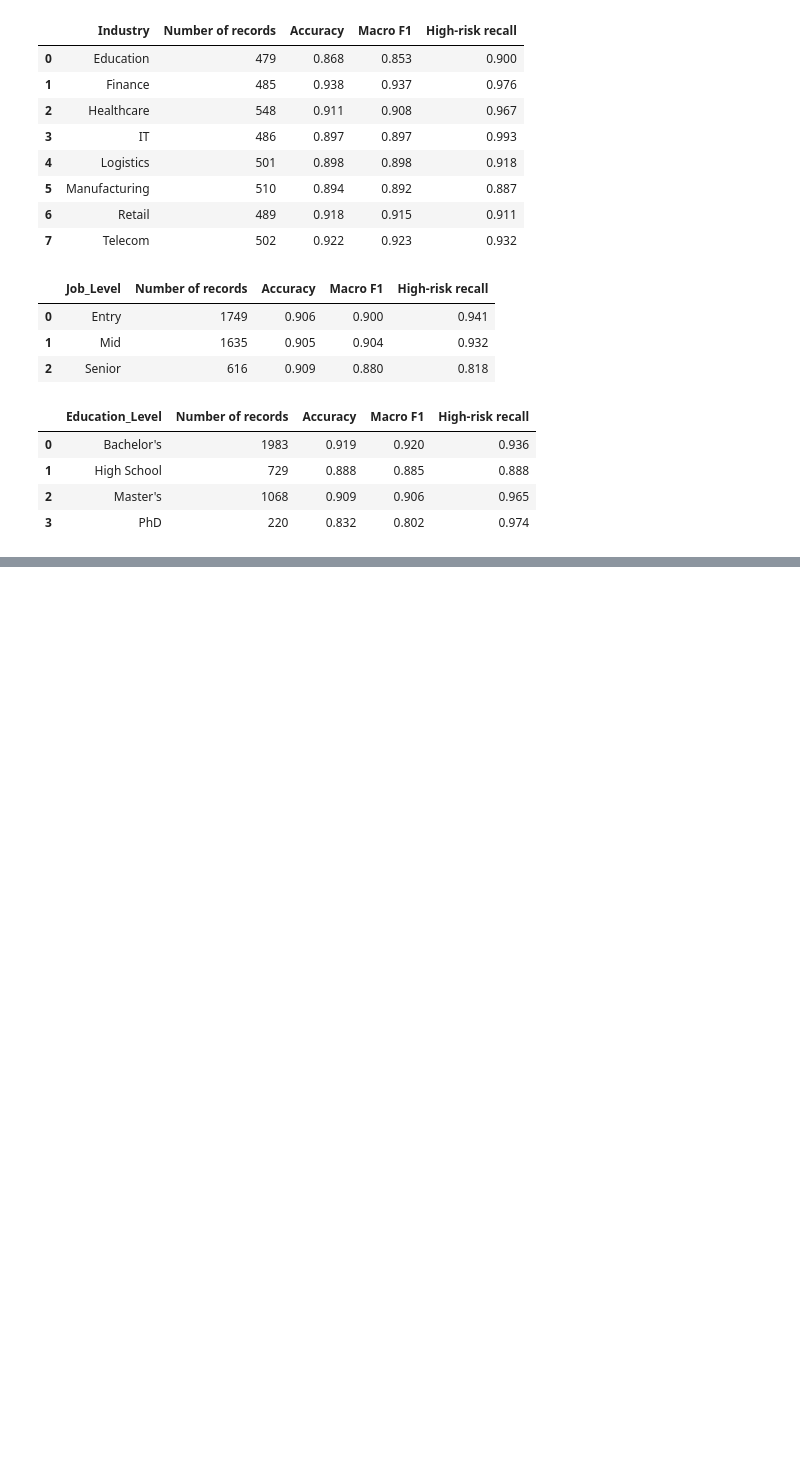
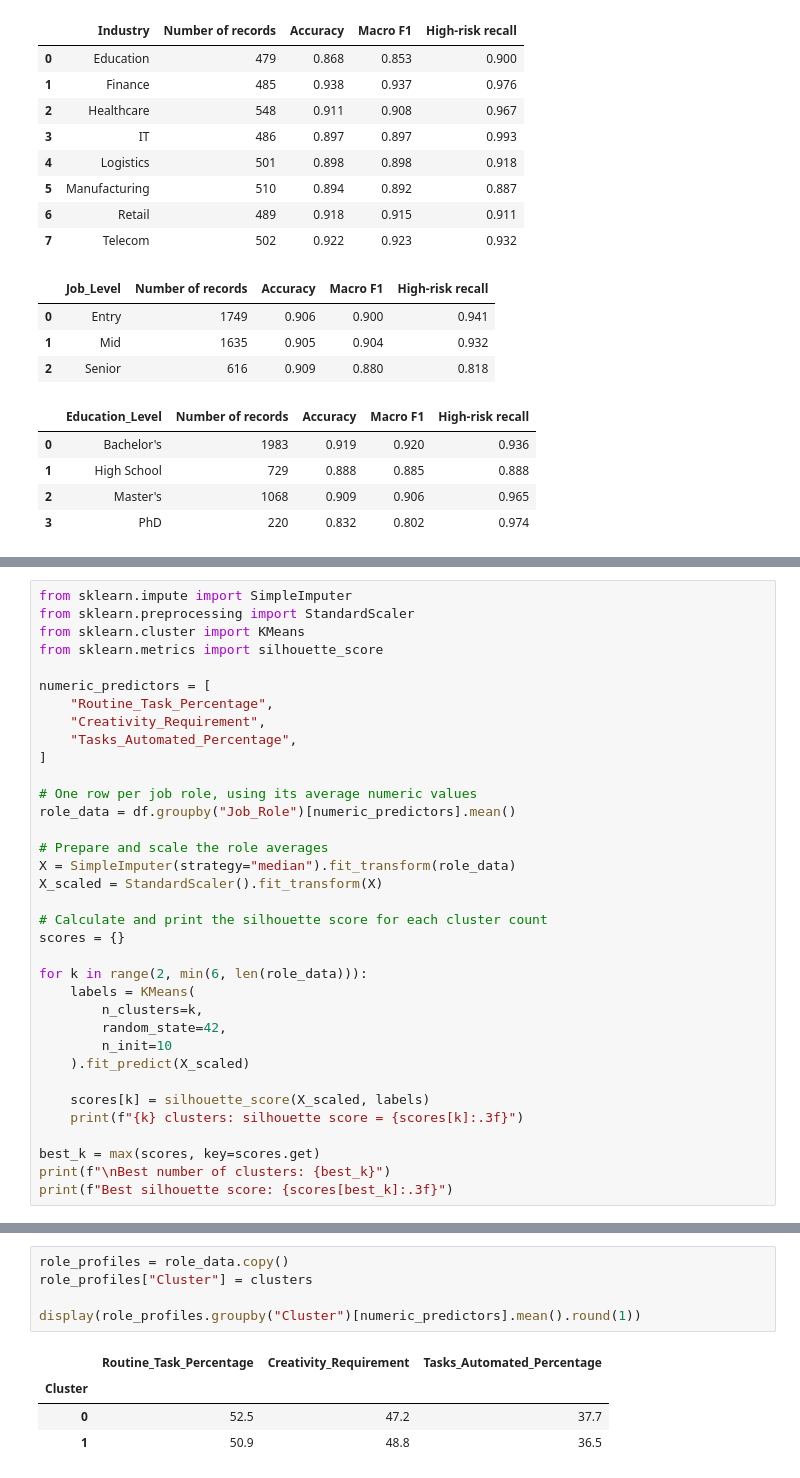
Before and after one commit to Makster04/DATS6103_PROJECT, a Jupyter notebook: RandomForest-2.ipynb, the cells around one changed output, grey strips where cells are left out. Cells and saved outputs as stored; diff of their text form; blank space fills up the shorter version.

```diff
--- a/RandomForest-2.ipynb
+++ b/RandomForest-2.ipynb
@@ -1000,0 +1045,35 @@ display(compare_groups(results, "Education_Level"))
+# %%
+from sklearn.impute import SimpleImputer
+from sklearn.preprocessing import StandardScaler
+from sklearn.cluster import KMeans
+from sklearn.metrics import silhouette_score
+
+numeric_predictors = [
+    "Routine_Task_Percentage",
+    "Creativity_Requirement",
+    "Tasks_Automated_Percentage",
+]
+
+# One row per job role, using its average numeric values
+role_data = df.groupby("Job_Role")[numeric_predictors].mean()
+
+# Prepare and scale the role averages
+X = SimpleImputer(strategy="median").fit_transform(role_data)
+X_scaled = StandardScaler().fit_transform(X)
+
+# Calculate and print the silhouette score for each cluster count
+scores = {}
+
+for k in range(2, min(6, len(role_data))):
+    labels = KMeans(
+        n_clusters=k,
+        random_state=42,
+        n_init=10
+    ).fit_predict(X_scaled)
+
+    scores[k] = silhouette_score(X_scaled, labels)
+    print(f"{k} clusters: silhouette score = {scores[k]:.3f}")
+
+best_k = max(scores, key=scores.get)
+print(f"\nBest number of clusters: {best_k}")
+print(f"Best silhouette score: {scores[best_k]:.3f}")
@@ -1000,0 +1132,10 @@ display(compare_groups(results, "Education_Level"))
+# %%
+role_profiles = role_data.copy()
+role_profiles["Cluster"] = clusters
+
+display(role_profiles.groupby("Cluster")[numeric_predictors].mean().round(1))
+# %% [output]
+|  | Routine_Task_Percentage | Creativity_Requirement | Tasks_Automated_Percentage |
+| Cluster |  |  |  |
+| 0 | 52.5 | 47.2 | 37.7 |
+| 1 | 50.9 | 48.8 | 36.5 |
```
Also changed, not shown: parts of 3 cells of this notebook, 1 other file.
